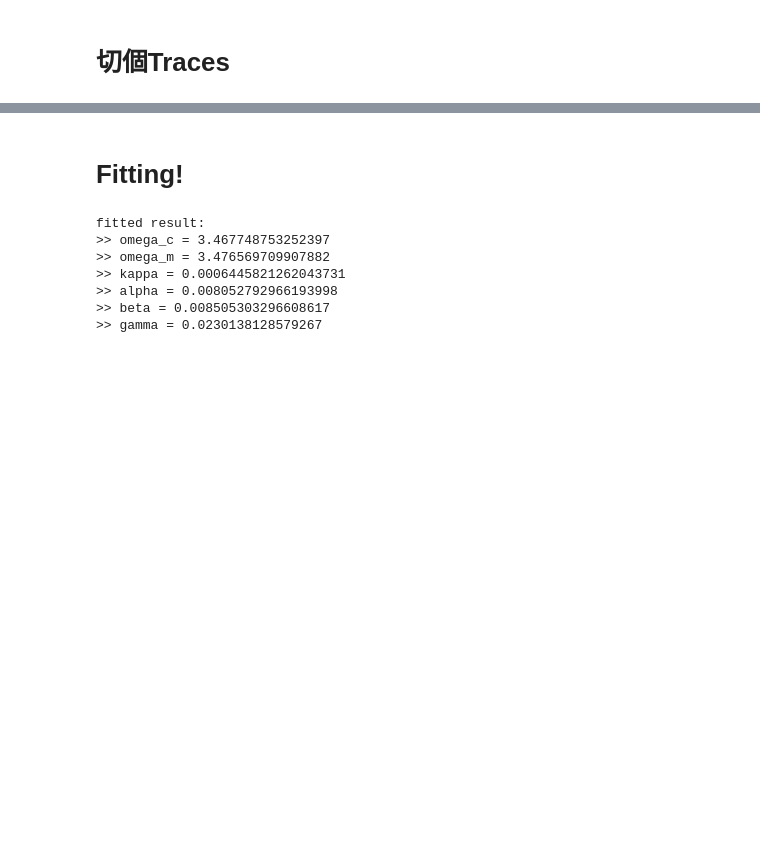
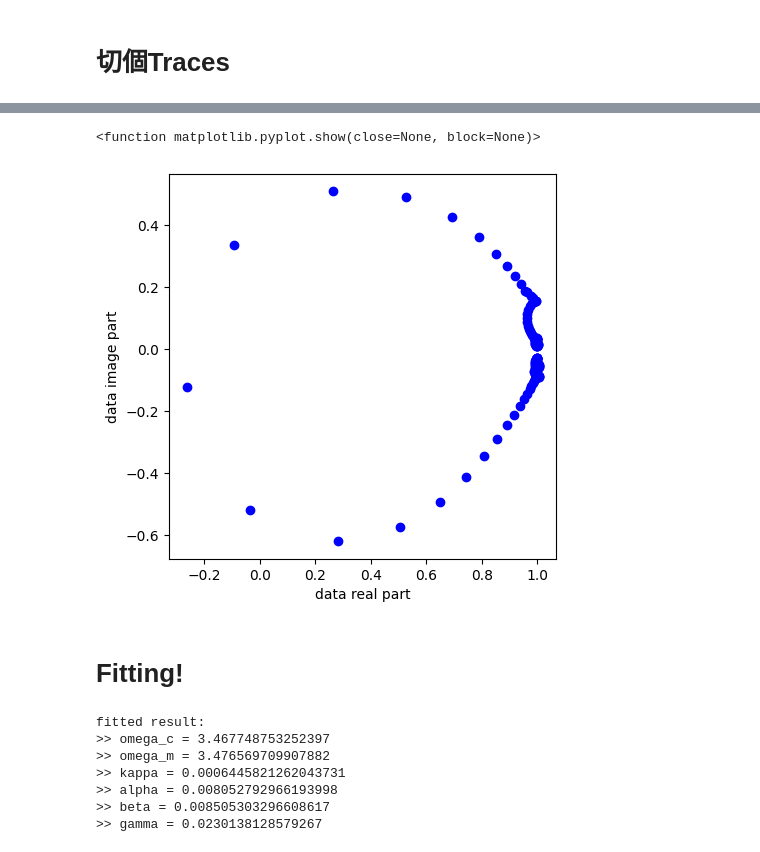
Before and after one commit to Nick1467/Mirror, a Jupyter notebook: quick_scale.ipynb, the cells around one changed output, grey strips where cells are left out. Cells and saved outputs as stored; diff of their text form; code cells hidden in the pictures; blank space fills up the shorter version.

```diff
--- a/quick_scale.ipynb
+++ b/quick_scale.ipynb
@@ -103,3 +109,13 @@ plt.show()
+# %%
+plt.figure(figsize=(5,5))
+plt.plot(np.real(data[:, trace_no:trace_no+1])[screen], np.imag(data[:, trace_no:trace_no+1])[screen],'bo')
+plt.xlabel('data real part')
+plt.ylabel('data image part')
+plt.title
+plt.show
+# %% [output]
+<function matplotlib.pyplot.show(close=None, block=None)>
+[figure, added]
 # %% [markdown]
 # Fitting!
 # %%
```
Also changed, not shown: parts of 6 cells of this notebook, 1 other file.
